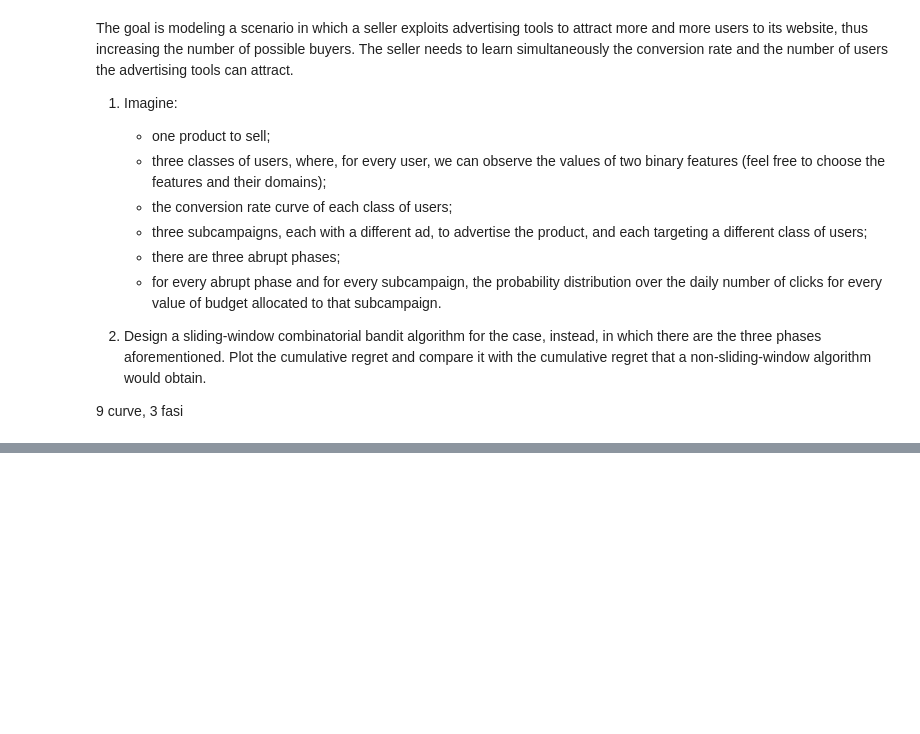
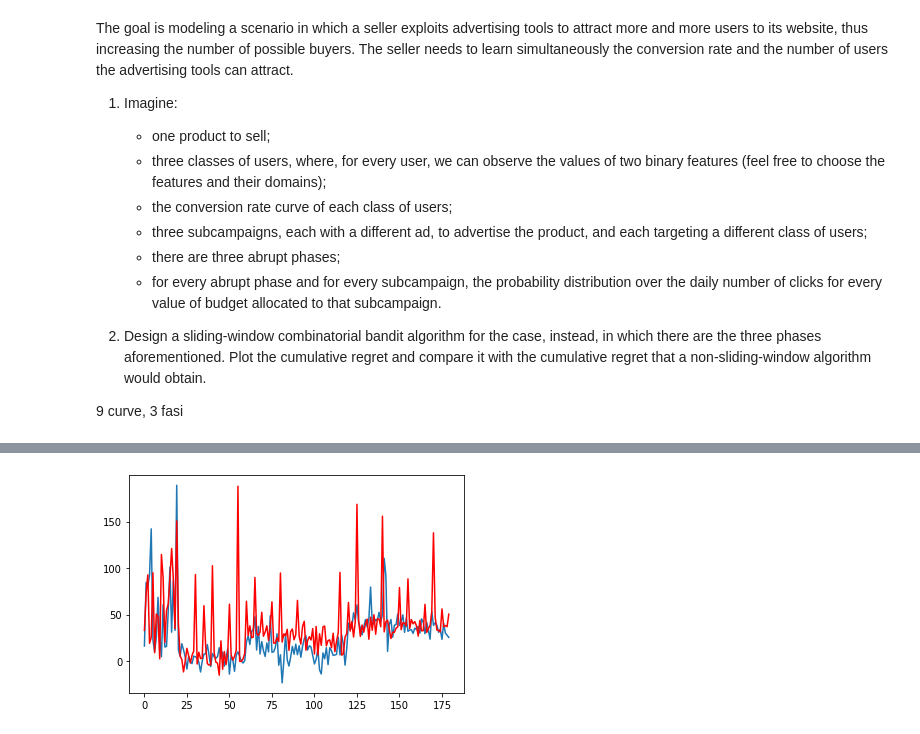
Before and after one commit to damiano1996/DataIntelligenceApplications, a Jupyter notebook: project/Urbano08/Exercise3.ipynb, the cells around one changed output, grey strips where cells are left out. Cells and saved outputs as stored; diff of their text form; code cells hidden in the pictures; blank space fills up the shorter version.

```diff
--- a/project/Urbano08/Exercise3.ipynb
+++ b/project/Urbano08/Exercise3.ipynb
@@ -229,0 +215,6 @@ print(sum(total_click_each_day["click1"] + \
+# %%
+(clicks_opt - sw_clicks_obtained).plot()
+(clicks_opt - clicks_obtained).plot(color="red")
+plt.show()
+# %% [output]
+[figure, added]
```
Also changed, not shown: parts of 5 cells of this notebook.
